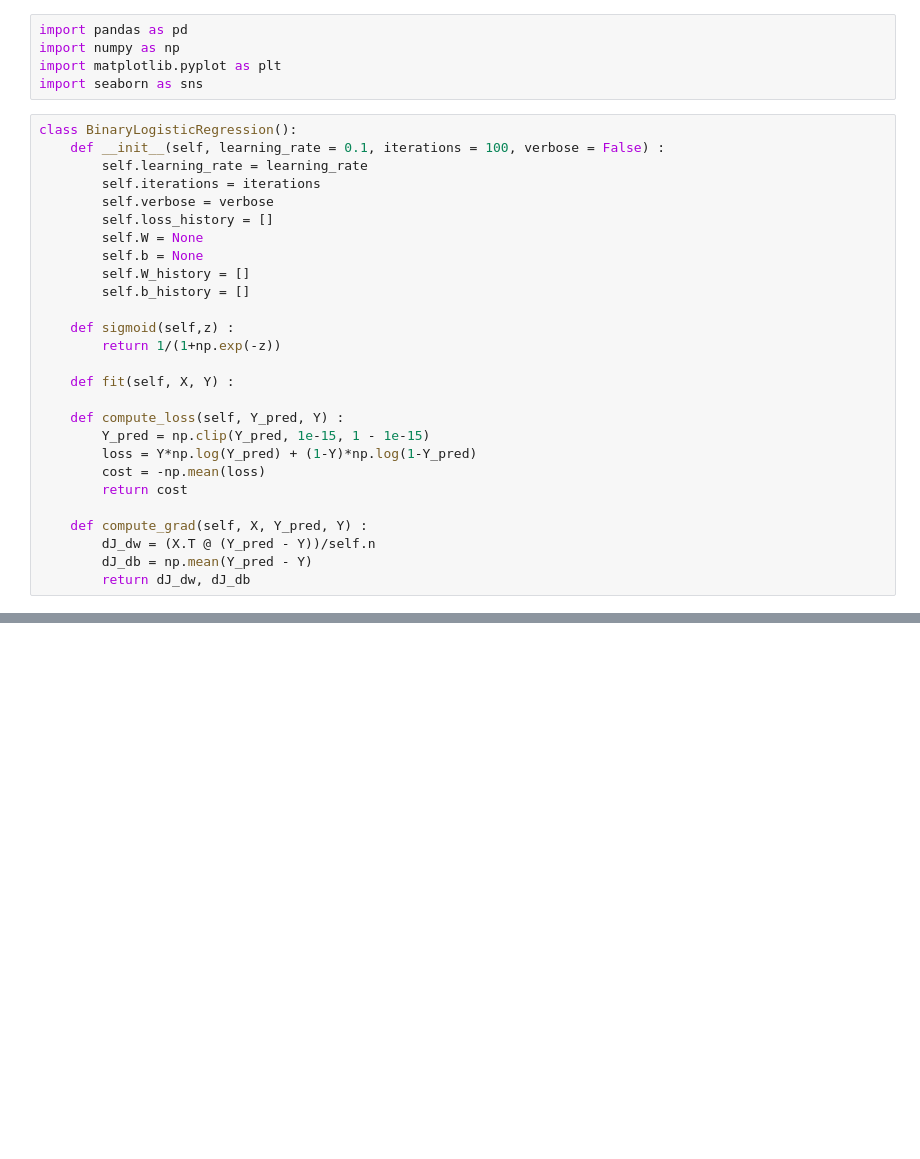
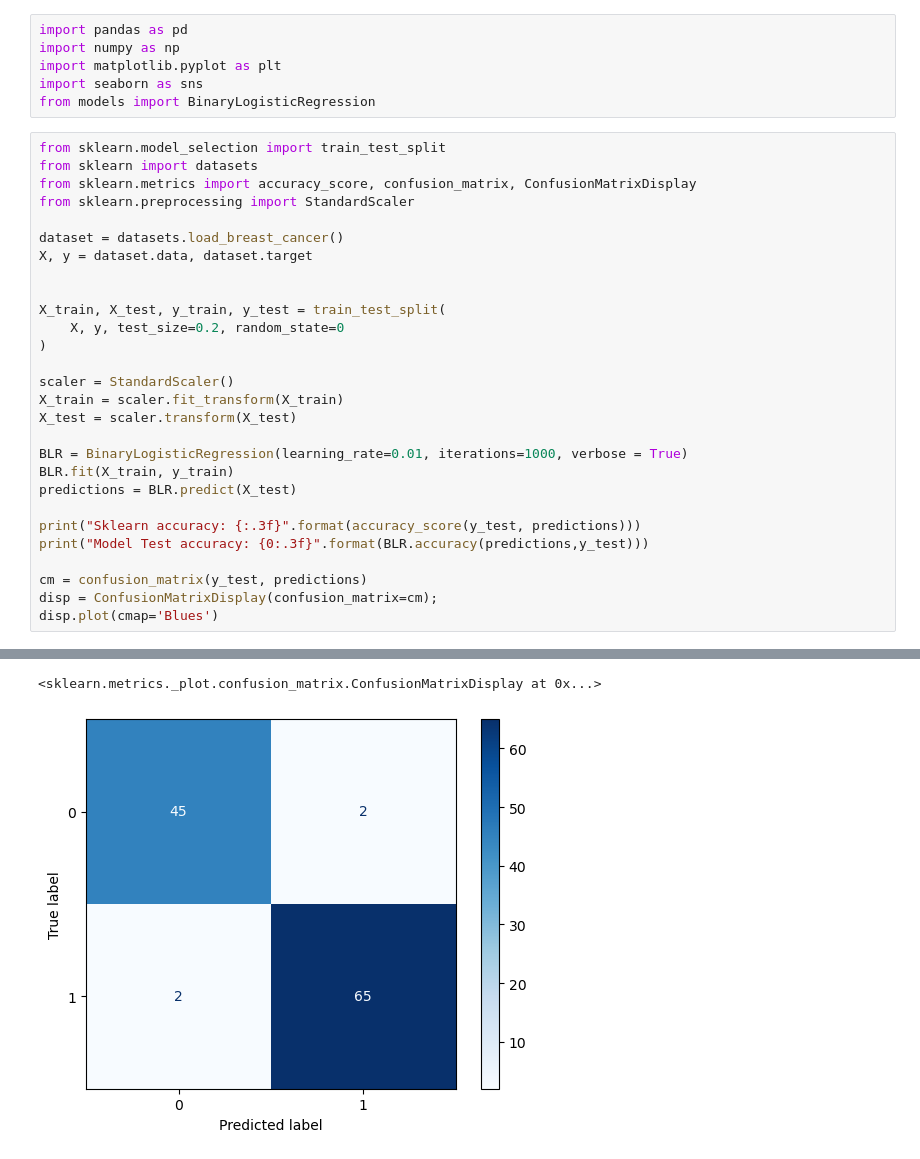
Before and after one commit to cryptic-mortal/from-scratch, a Jupyter notebook: BLR.ipynb, the cells around one changed output, grey strips where cells are left out. Cells and saved outputs as stored; diff of their text form; blank space fills up the shorter version.

```diff
--- a/BLR.ipynb
+++ b/BLR.ipynb
@@ -3,30 +3,33 @@ import pandas as pd
 import numpy as np
 import matplotlib.pyplot as plt
 import seaborn as sns
+from models import BinaryLogisticRegression
-# %%
-class BinaryLogisticRegression():
-    def __init__(self, learning_rate = 0.1, iterations = 100, verbose = False) :
-        self.learning_rate = learning_rate
-        self.iterations = iterations
-        self.verbose = verbose
-        self.loss_history = []
-        self.W = None
-        self.b = None
-        self.W_history = []
-        self.b_history = []
-
-    def sigmoid(self,z) :
-        return 1/(1+np.exp(-z))
-
-    def fit(self, X, Y) :
-
-    def compute_loss(self, Y_pred, Y) :
-        Y_pred = np.clip(Y_pred, 1e-15, 1 - 1e-15)
-        loss = Y*np.log(Y_pred) + (1-Y)*np.log(1-Y_pred)
-        cost = -np.mean(loss)
-        return cost
-
-    def compute_grad(self, X, Y_pred, Y) :
-        dJ_dw = (X.T @ (Y_pred - Y))/self.n
-        dJ_db = np.mean(Y_pred - Y)
-        return dJ_dw, dJ_db
+# %%
+from sklearn.model_selection import train_test_split
+from sklearn import datasets
+from sklearn.metrics import accuracy_score, confusion_matrix, ConfusionMatrixDisplay
+from sklearn.preprocessing import StandardScaler
+
+dataset = datasets.load_breast_cancer()
+X, y = dataset.data, dataset.target
+
+
+X_train, X_test, y_train, y_test = train_test_split(
+    X, y, test_size=0.2, random_state=0
+)
+
+scaler = StandardScaler()
+X_train = scaler.fit_transform(X_train)
+X_test = scaler.transform(X_test)
+
+BLR = BinaryLogisticRegression(learning_rate=0.01, iterations=1000, verbose = True)
+BLR.fit(X_train, y_train)
+predictions = BLR.predict(X_test)
+
+print("Sklearn accuracy: {:.3f}".format(accuracy_score(y_test, predictions)))
+print("Model Test accuracy: {0:.3f}".format(BLR.accuracy(predictions,y_test)))
+
+cm = confusion_matrix(y_test, predictions)
+disp = ConfusionMatrixDisplay(confusion_matrix=cm);
+disp.plot(cmap='Blues')
+# %% [output]
@@ -32,0 +53,2 @@ class BinaryLogisticRegression():
+<sklearn.metrics._plot.confusion_matrix.ConfusionMatrixDisplay at 0x...>
+[figure, added]
```
Also changed, not shown: parts of 3 cells of this notebook, 7 other files.
